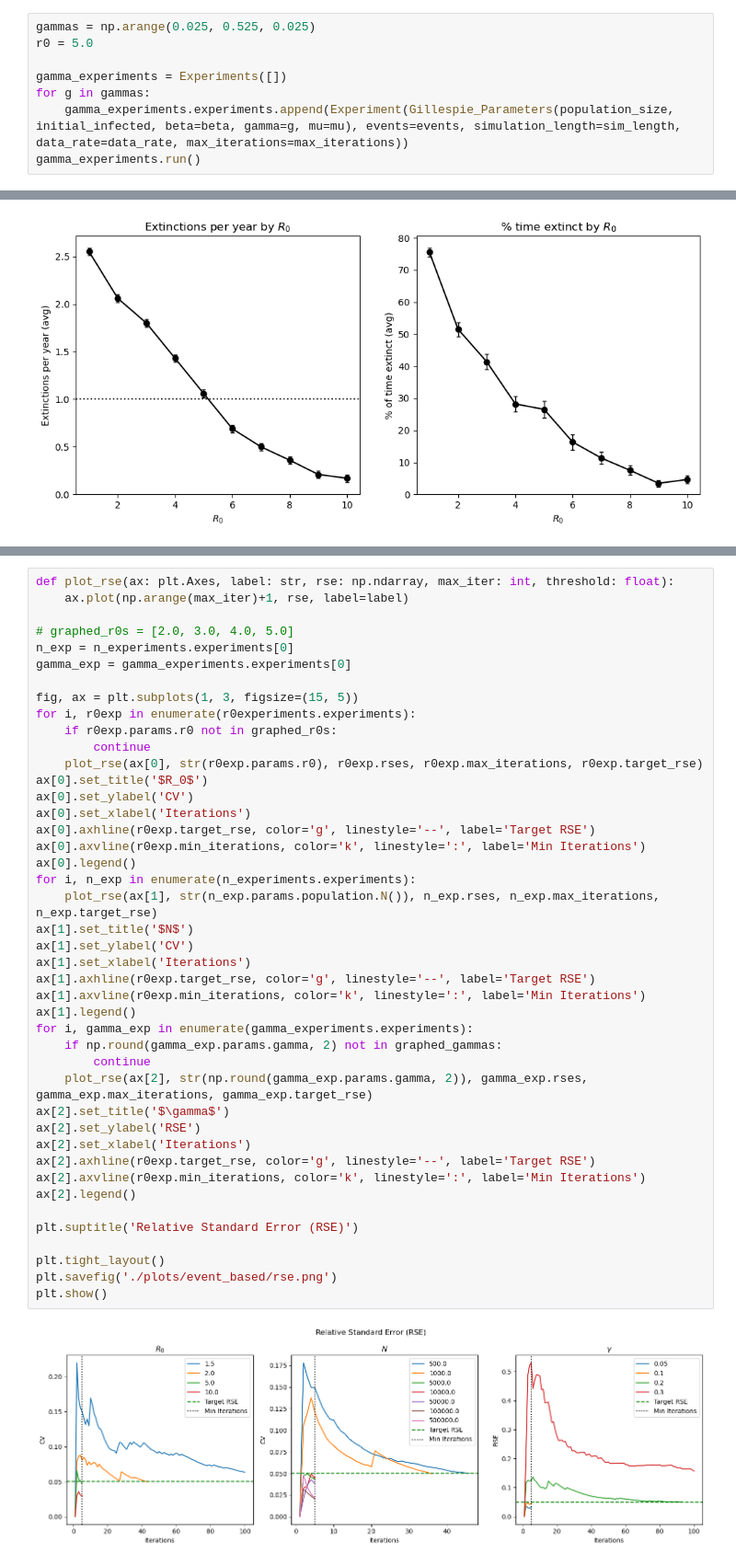
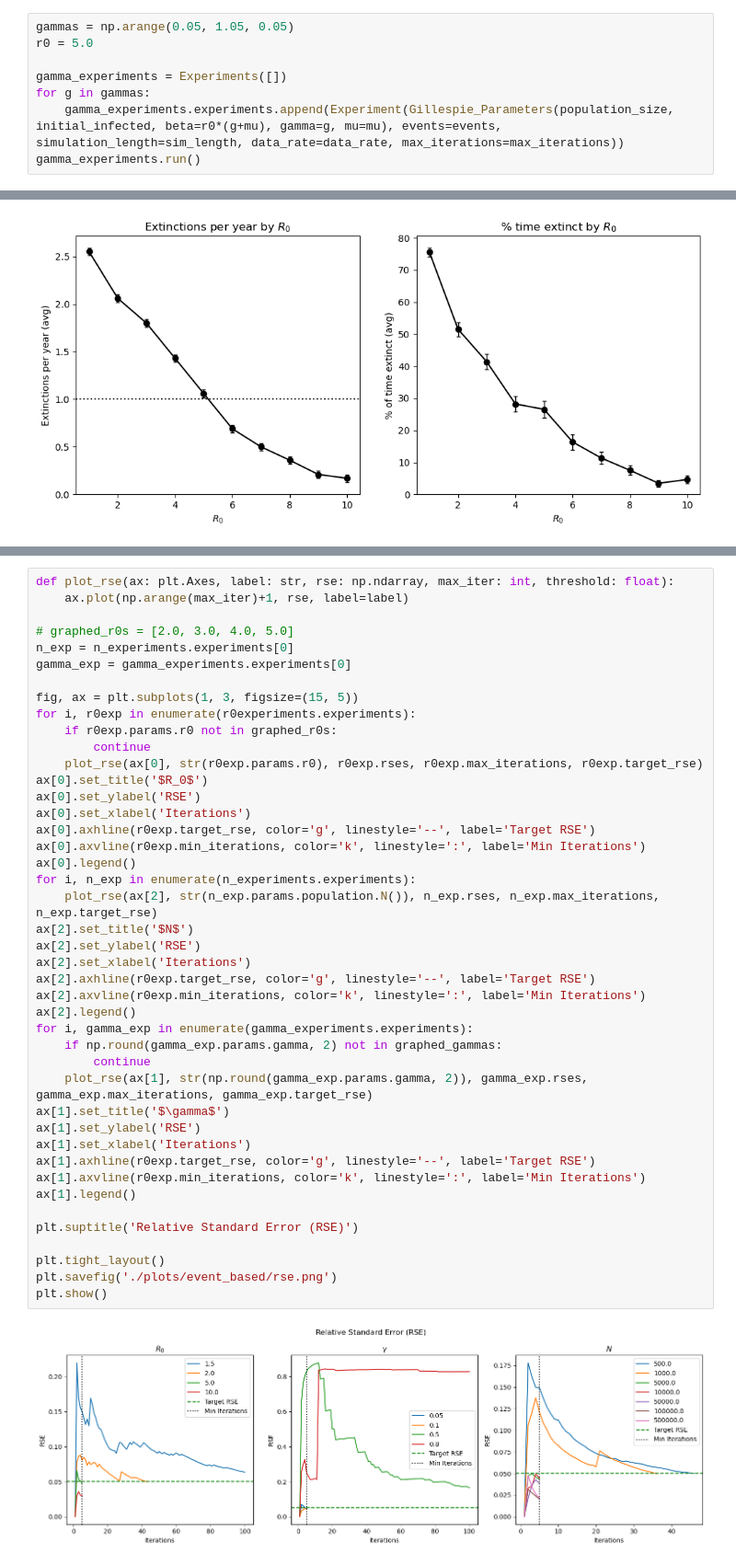
Before and after one commit to kylehtunis/stochastic-modeling, a Jupyter notebook: problem1.ipynb, the cells around one changed output, grey strips where cells are left out. Shown at 92% size. Cells and saved outputs as stored; diff of their text form.

```diff
--- a/problem1.ipynb
+++ b/problem1.ipynb
@@ -401,11 +401,11 @@ plt.show()
 # %% [markdown]
 ### Varying $\gamma$
 # %%
-gammas = np.arange(0.025, 0.525, 0.025)
+gammas = np.arange(0.05, 1.05, 0.05)
 r0 = 5.0
 
 gamma_experiments = Experiments([])
 for g in gammas:
-    gamma_experiments.experiments.append(Experiment(Gillespie_Parameters(population_size, initial_infected, beta=beta, gamma=g, mu=mu), events=events, simulation_length=sim_length, data_rate=data_rate, max_iterations=max_iterations))
+    gamma_experiments.experiments.append(Experiment(Gillespie_Parameters(population_size, initial_infected, beta=r0*(g+mu), gamma=g, mu=mu), events=events, simulation_length=sim_length, data_rate=data_rate, max_iterations=max_iterations))
 gamma_experiments.run()
 # %% [output]
@@ -677,44 +697,44 @@ plt.show()
 def plot_rse(ax: plt.Axes, label: str, rse: np.ndarray, max_iter: int, threshold: float):
     ax.plot(np.arange(max_iter)+1, rse, label=label)
 
 # graphed_r0s = [2.0, 3.0, 4.0, 5.0]
 n_exp = n_experiments.experiments[0]
 gamma_exp = gamma_experiments.experiments[0]
 
 fig, ax = plt.subplots(1, 3, figsize=(15, 5))
 for i, r0exp in enumerate(r0experiments.experiments):
     if r0exp.params.r0 not in graphed_r0s:
         continue
     plot_rse(ax[0], str(r0exp.params.r0), r0exp.rses, r0exp.max_iterations, r0exp.target_rse)
 ax[0].set_title('$R_0$')
-ax[0].set_ylabel('CV')
+ax[0].set_ylabel('RSE')
 ax[0].set_xlabel('Iterations')
 ax[0].axhline(r0exp.target_rse, color='g', linestyle='--', label='Target RSE')
 ax[0].axvline(r0exp.min_iterations, color='k', linestyle=':', label='Min Iterations')
 ax[0].legend()
 for i, n_exp in enumerate(n_experiments.experiments):
-    plot_rse(ax[1], str(n_exp.params.population.N()), n_exp.rses, n_exp.max_iterations, n_exp.target_rse)
-ax[1].set_title('$N$')
-ax[1].set_ylabel('CV')
-ax[1].set_xlabel('Iterations')
-ax[1].axhline(r0exp.target_rse, color='g', linestyle='--', label='Target RSE')
-ax[1].axvline(r0exp.min_iterations, color='k', linestyle=':', label='Min Iterations')
-ax[1].legend()
-for i, gamma_exp in enumerate(gamma_experiments.experiments):
-    if np.round(gamma_exp.params.gamma, 2) not in graphed_gammas:
-        continue
-    plot_rse(ax[2], str(np.round(gamma_exp.params.gamma, 2)), gamma_exp.rses, gamma_exp.max_iterations, gamma_exp.target_rse)
-ax[2].set_title('$\gamma$')
+    plot_rse(ax[2], str(n_exp.params.population.N()), n_exp.rses, n_exp.max_iterations, n_exp.target_rse)
+ax[2].set_title('$N$')
 ax[2].set_ylabel('RSE')
 ax[2].set_xlabel('Iterations')
 ax[2].axhline(r0exp.target_rse, color='g', linestyle='--', label='Target RSE')
 ax[2].axvline(r0exp.min_iterations, color='k', linestyle=':', label='Min Iterations')
 ax[2].legend()
+for i, gamma_exp in enumerate(gamma_experiments.experiments):
+    if np.round(gamma_exp.params.gamma, 2) not in graphed_gammas:
+        continue
+    plot_rse(ax[1], str(np.round(gamma_exp.params.gamma, 2)), gamma_exp.rses, gamma_exp.max_iterations, gamma_exp.target_rse)
+ax[1].set_title('$\gamma$')
+ax[1].set_ylabel('RSE')
+ax[1].set_xlabel('Iterations')
+ax[1].axhline(r0exp.target_rse, color='g', linestyle='--', label='Target RSE')
+ax[1].axvline(r0exp.min_iterations, color='k', linestyle=':', label='Min Iterations')
+ax[1].legend()
 
 plt.suptitle('Relative Standard Error (RSE)')
 
 plt.tight_layout()
 plt.savefig('./plots/event_based/rse.png')
 plt.show()
 # %% [output]
-[figure, old version]
+[figure, new version]
```
Also changed, not shown: parts of 3 cells of this notebook.
